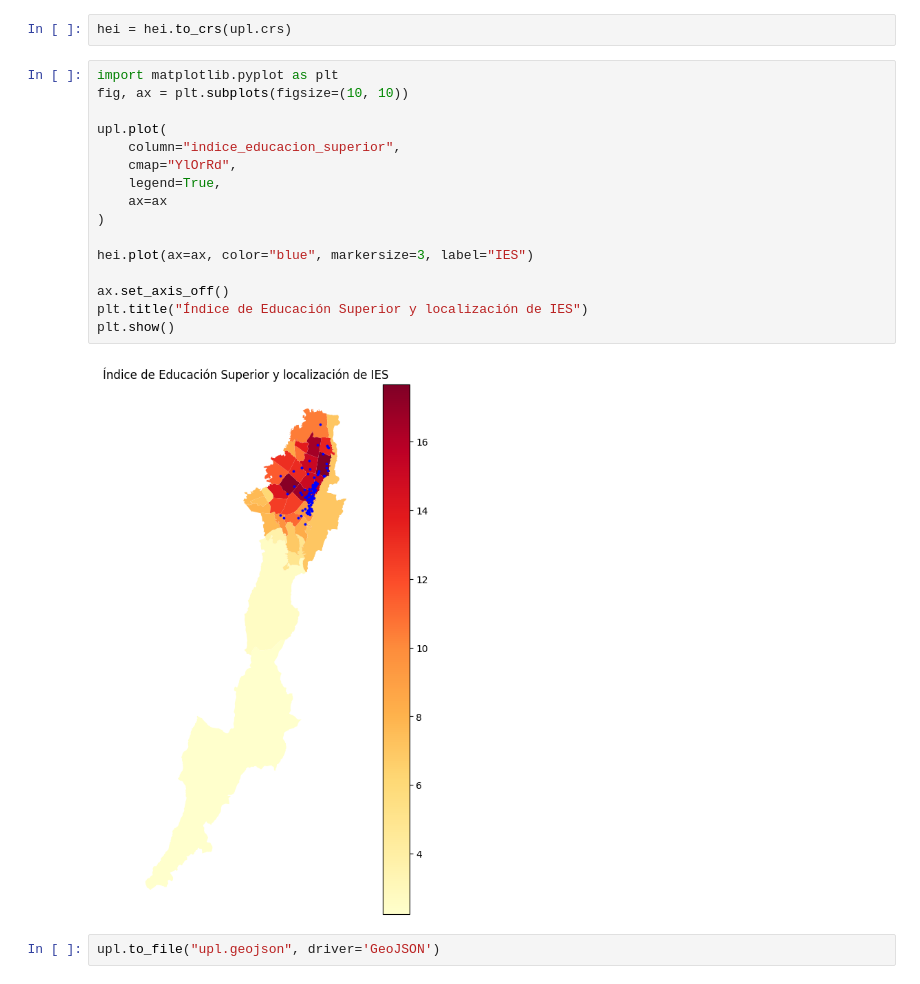
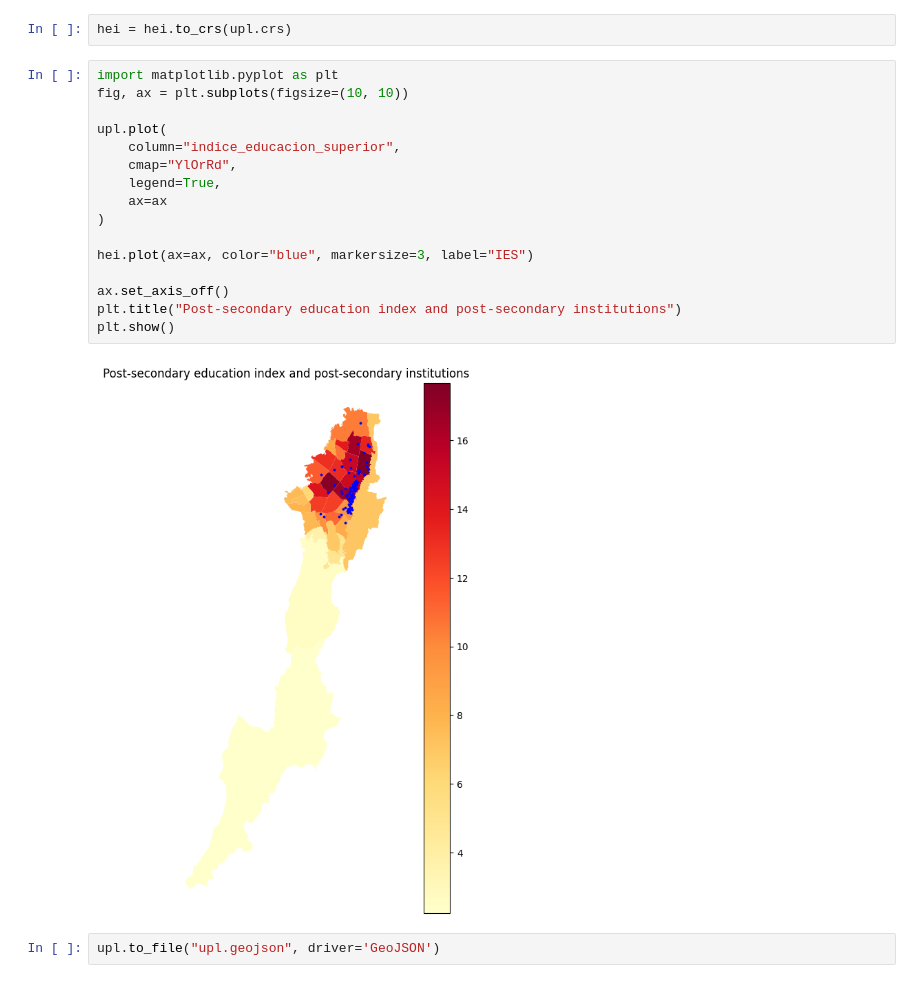
Before and after one commit to juanituser/data_cleaning_sjfp, a Jupyter notebook: data.ipynb, the cells around one changed output. Cells and saved outputs as stored; diff of their text form.

Commit message:
update final plot

```diff
--- a/data.ipynb
+++ b/data.ipynb
@@ -155,20 +155,20 @@ hei = hei.to_crs(upl.crs)
 # %%
 import matplotlib.pyplot as plt
 fig, ax = plt.subplots(figsize=(10, 10))
 
 upl.plot(
     column="indice_educacion_superior",
     cmap="YlOrRd",
     legend=True,
     ax=ax
 )
 
 hei.plot(ax=ax, color="blue", markersize=3, label="IES")
 
 ax.set_axis_off()
-plt.title("Índice de Educación Superior y localización de IES")
+plt.title("Post-secondary education index and post-secondary institutions")
 plt.show()
 # %% [output]
-[figure, old version]
+[figure, new version]
 # %%
 upl.to_file("upl.geojson", driver='GeoJSON')
```
